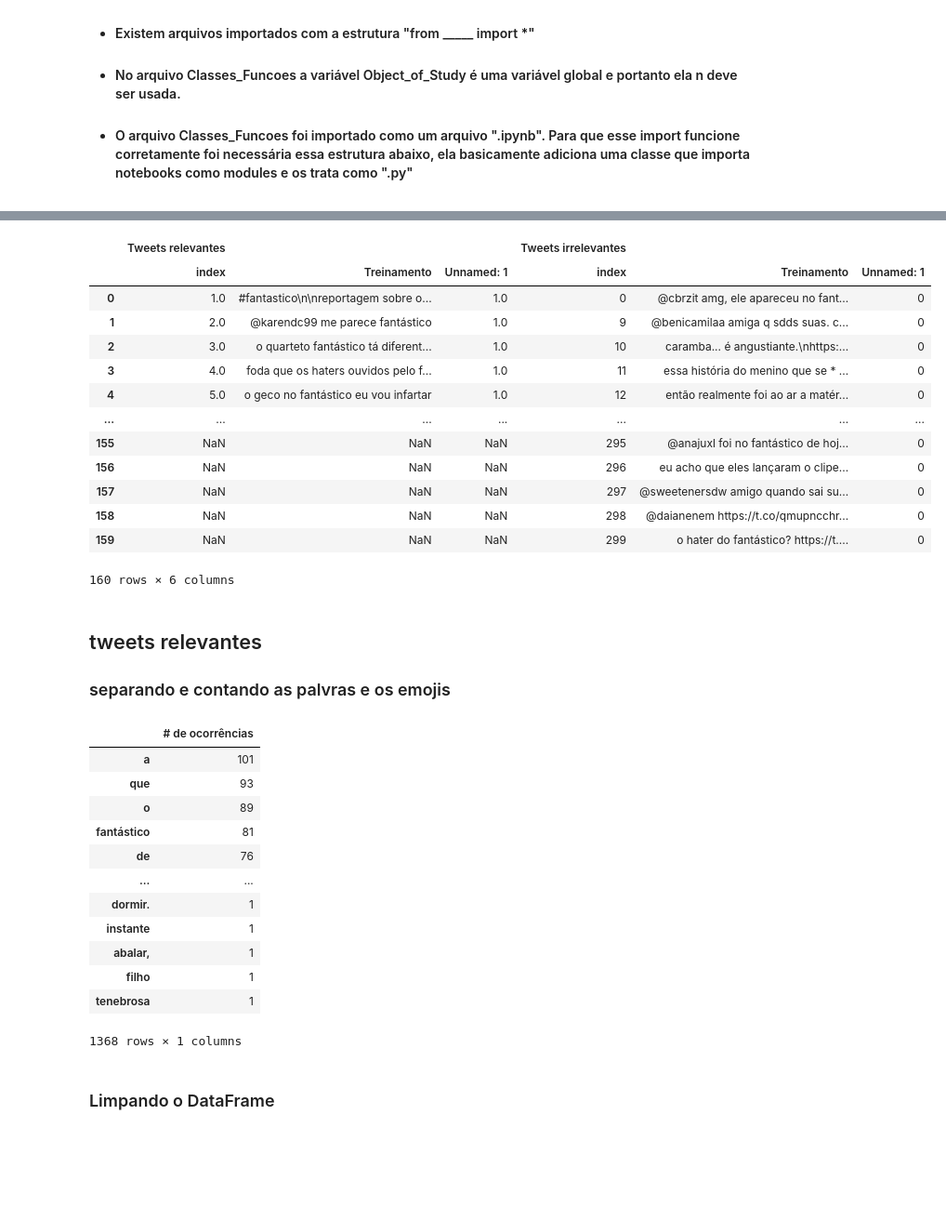
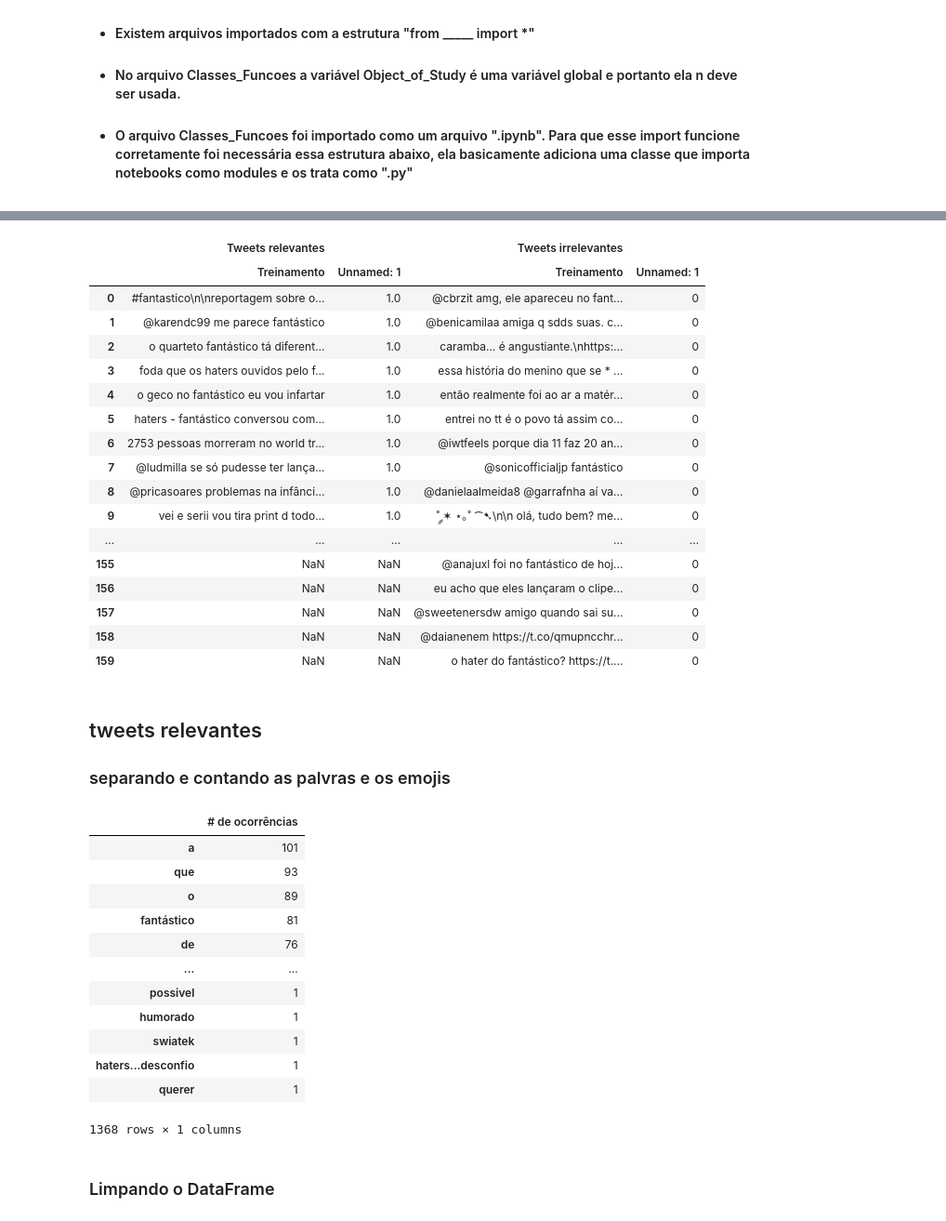
Before and after one commit to RafaelNiccheri/P1-Cdados21_2, a Jupyter notebook: Projeto_1.1.ipynb, the cells around one changed output, grey strips where cells are left out. Shown at 93% size. Cells and saved outputs as stored; diff of their text form; code cells hidden in the pictures; blank space fills up the shorter version.

```diff
--- a/Projeto_1.1.ipynb
+++ b/Projeto_1.1.ipynb
@@ -107,6 +106,5 @@ Here is a list of length 2 with all words that wont be removed ['fantastico', 'f
 [<_virtualenv._Finder object at 0x...>, <class '_frozen_importlib.BuiltinImporter'>, <class '_frozen_importlib.FrozenImporter'>, <class '_frozen_importlib_external.PathFinder'>, <six._SixMetaPathImpor ...
 # %%
-pd.options.display.max_columns=50
 dados_treino = pd.read_excel(f'{Object_of_Study}.xlsx')
 dados_treino_1=dados_treino
 
@@ -115,6 +113,7 @@ dados_treino_rel = dados_treino_rell.reset_index()
 
 dados_treino_nrel = dados_treino.loc[dados_treino['Unnamed: 1'] == 0]
 dados_treino_irel = dados_treino_nrel.reset_index()
+pd.options.display.max_rows = 999
 # %%
 %%HTML
 <style>.dataframe td:{
@@ -144,28 +144,32 @@ dados_treino_irel = dados_treino_nrel.reset_index()
 <style>
 # %%
 dados_treino_juntos = unite_dataframes_col(dados_treino_rel, dados_treino_irel, 'Tweets relevantes', 'Tweets irrelevantes')
-dados_treino_juntos.drop([('Tweets relevantes', 'index'), ('Tweets irrelevantes', 'index')], axis=1)
+dados_treino_juntos = dados_treino_juntos.drop([('Tweets relevantes', 'index'), ('Tweets irrelevantes', 'index')], axis=1)
 dados_treino_juntos
 # %% [output]
-|  | Tweets relevantes |  |  | Tweets irrelevantes |  |  |
-|  | index | Treinamento | Unnamed: 1 | index | Treinamento | Unnamed: 1 |
-| 0 | 1.0 | #fantastico\n\nreportagem sobre o... | 1.0 | 0 | @cbrzit amg, ele apareceu no fant... | 0 |
-| 1 | 2.0 | @karendc99 me parece fantástico | 1.0 | 9 | @benicamilaa amiga q sdds suas. c... | 0 |
-| 2 | 3.0 | o quarteto fantástico tá diferent... | 1.0 | 10 | caramba... é angustiante.\nhttps:... | 0 |
-| 3 | 4.0 | foda que os haters ouvidos pelo f... | 1.0 | 11 | essa história do menino que se * ... | 0 |
-| 4 | 5.0 | o geco no fantástico eu vou infartar | 1.0 | 12 | então realmente foi ao ar a matér... | 0 |
-| ... | ... | ... | ... | ... | ... | ... |
-| 155 | NaN | NaN | NaN | 295 | @anajuxl foi no fantástico de hoj... | 0 |
-| 156 | NaN | NaN | NaN | 296 | eu acho que eles lançaram o clipe... | 0 |
-| 157 | NaN | NaN | NaN | 297 | @sweetenersdw amigo quando sai su... | 0 |
-| 158 | NaN | NaN | NaN | 298 | @daianenem https://t.co/qmupncchr... | 0 |
-| 159 | NaN | NaN | NaN | 299 | o hater do fantástico? https://t.... | 0 |
+|  | Tweets relevantes |  | Tweets irrelevantes |  |
+|  | Treinamento | Unnamed: 1 | Treinamento | Unnamed: 1 |
+| 0 | #fantastico\n\nreportagem sobre o... | 1.0 | @cbrzit amg, ele apareceu no fant... | 0 |
+| 1 | @karendc99 me parece fantástico | 1.0 | @benicamilaa amiga q sdds suas. c... | 0 |
+| 2 | o quarteto fantástico tá diferent... | 1.0 | caramba... é angustiante.\nhttps:... | 0 |
+| 3 | foda que os haters ouvidos pelo f... | 1.0 | essa história do menino que se * ... | 0 |
+| 4 | o geco no fantástico eu vou infartar | 1.0 | então realmente foi ao ar a matér... | 0 |
+| 5 | haters - fantástico conversou com... | 1.0 | entrei no tt é o povo tá assim co... | 0 |
+| 6 | 2753 pessoas morreram no world tr... | 1.0 | @iwtfeels porque dia 11 faz 20 an... | 0 |
+| 7 | @ludmilla se só pudesse ter lança... | 1.0 | @sonicofficialjp fantástico | 0 |
+| 8 | @pricasoares problemas na infânci... | 1.0 | @danielaalmeida8 @garrafnha aí va... | 0 |
+| 9 | vei e serii vou tira print d todo... | 1.0 | ˚ ༘✶ ⋆｡˚ ⁀➷\n\n olá, tudo bem? me... | 0 |
+| ... | ... | ... | ... | ... |
+| 155 | NaN | NaN | @anajuxl foi no fantástico de hoj... | 0 |
+| 156 | NaN | NaN | eu acho que eles lançaram o clipe... | 0 |
+| 157 | NaN | NaN | @sweetenersdw amigo quando sai su... | 0 |
+| 158 | NaN | NaN | @daianenem https://t.co/qmupncchr... | 0 |
+| 159 | NaN | NaN | o hater do fantástico? https://t.... | 0 |
-160 rows × 6 columns
 # %% [markdown]
 ## tweets relevantes
 ### separando e contando as palvras e os emojis
 # %%
-rel = ListWord(column_name='Treinamento').c_o_f(dados_treino_rel)
+rel = ListWord(column_name='Treinamento').lists_all(dados_treino_rel, c_o_c=True, standard_case=True)
 rel.sort_values(by='# de ocorrências', ascending=False)
 # %% [output]
 |  | # de ocorrências |
@@ -175,11 +179,11 @@ rel.sort_values(by='# de ocorrências', ascending=False)
 | fantástico | 81 |
 | de | 76 |
 | ... | ... |
-| dormir. | 1 |
-| instante | 1 |
-| abalar, | 1 |
-| filho | 1 |
-| tenebrosa | 1 |
+| possivel | 1 |
+| humorado | 1 |
+| swiatek | 1 |
+| haters...desconfio | 1 |
+| querer | 1 |
 1368 rows × 1 columns
 # %% [markdown]
 ### Limpando o DataFrame
```
Also changed, not shown: parts of 20 cells of this notebook, 1 other file.
